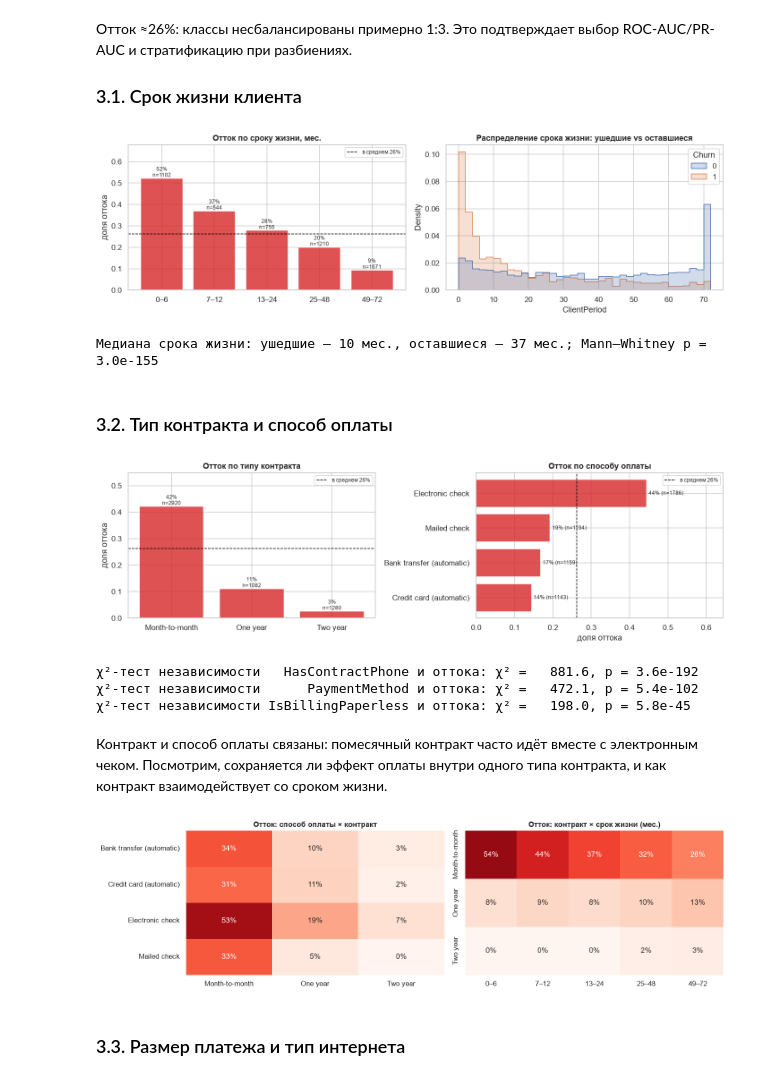
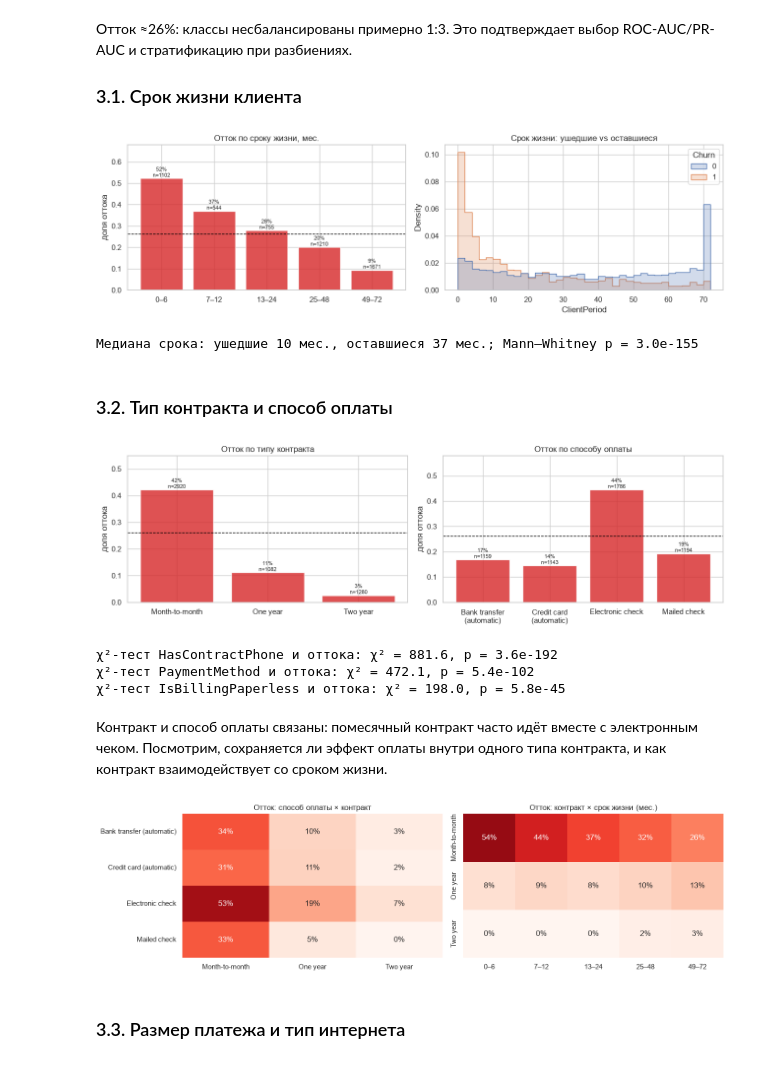
Before and after one commit to puggallin/telecom_churn_prediction, a Jupyter notebook: notebooks/churn_analysis.ipynb, the cells around one changed output. Drawn from its saved outputs; the diff is of its cells as text; code cells hidden in the pictures.

```diff
--- a/notebooks/churn_analysis.ipynb
+++ b/notebooks/churn_analysis.ipynb
@@ -171,16 +137,9 @@ data[data.duplicated(keep=False)].sort_values(NUM_COLS).head(6)[NUM_COLS + ["Has
 
 **Согласованность сумм.** Если тариф не менялся, `TotalSpent ≈ ClientPeriod × MonthlySpending`. Проверим отношение этих величин.
 # %%
-has_history = data["ClientPeriod"] > 0
-ratio = data.loc[has_history, "TotalSpent"] / (data.loc[has_history, "ClientPeriod"] * data.loc[has_history, "MonthlySpending"])
+old = data[data["ClientPeriod"] > 0]
+ratio = old["TotalSpent"] / (old["ClientPeriod"] * old["MonthlySpending"])
 
-print(ratio.describe(percentiles=[0.01, 0.05, 0.5, 0.95, 0.99]).round(3).to_string())
-print(f"\nДоля клиентов с отклонением в пределах ±10%: {ratio.between(0.9, 1.1).mean():.1%}")
-print(f"Доля с отклонением больше ±25%: {(~ratio.between(0.75, 1.25)).mean():.1%}")
-
-fig, ax = plt.subplots(figsize=(7, 3.2))
-ax.hist(ratio, bins=80, color="tab:blue")
-ax.axvline(1, color="black", lw=1, ls="--")
-ax.set(title="TotalSpent / (ClientPeriod × MonthlySpending)", xlabel="отношение", ylabel="клиентов")
-plt.show()
+print(f"Медиана отношения: {ratio.median():.2f}")
+print(f"Отклонение в пределах ±10%: {ratio.between(0.9, 1.1).mean():.1%}")
 # %% [output]
@@ -255,57 +186,55 @@ def plot_churn_rate(ax, table: pd.DataFrame, title: str, horizontal: bool = Fals
 
 ### 3.1. Срок жизни клиента
 # %%
-TENURE_BINS = [-1, 6, 12, 24, 48, 72]
-TENURE_LABELS = ["0–6", "7–12", "13–24", "25–48", "49–72"]
-data["tenure_group"] = pd.cut(data["ClientPeriod"], TENURE_BINS, labels=TENURE_LABELS)
+data["tenure_group"] = pd.cut(data["ClientPeriod"], [-1, 6, 12, 24, 48, 72],
+                              labels=["0–6", "7–12", "13–24", "25–48", "49–72"])
 
 fig, axes = plt.subplots(1, 2, figsize=(13, 4))
-plot_churn_rate(axes[0], churn_by(data, "tenure_group"), "Отток по сроку жизни, мес.")
+plot_churn(axes[0], data, "tenure_group", "Отток по сроку жизни, мес.")
 sns.histplot(data=data, x="ClientPeriod", hue=TARGET, bins=36, stat="density", common_norm=False,
              element="step", ax=axes[1])
-axes[1].set_title("Распределение срока жизни: ушедшие vs оставшиеся")
+axes[1].set_title("Срок жизни: ушедшие vs оставшиеся")
 plt.tight_layout()
 plt.show()
 
-u = stats.mannwhitneyu(data.loc[data[TARGET] == 1, "ClientPeriod"], data.loc[data[TARGET] == 0, "ClientPeriod"])
-print("Медиана срока жизни: ушедшие — {:.0f} мес., оставшиеся — {:.0f} мес.; Mann–Whitney p = {:.1e}".format(
-    data.loc[data[TARGET] == 1, "ClientPeriod"].median(), data.loc[data[TARGET] == 0, "ClientPeriod"].median(), u.pvalue))
+churned = data.loc[data[TARGET] == 1, "ClientPeriod"]
+stayed = data.loc[data[TARGET] == 0, "ClientPeriod"]
+p = stats.mannwhitneyu(churned, stayed).pvalue
+print(f"Медиана срока: ушедшие {churned.median():.0f} мес., оставшиеся {stayed.median():.0f} мес.; Mann–Whitney p = {p:.1e}")
 # %% [output]
-[figure, old version]
+[figure, new version]
-Медиана срока жизни: ушедшие — 10 мес., оставшиеся — 37 мес.; Mann–Whitney p = 3.0e-155
+Медиана срока: ушедшие 10 мес., оставшиеся 37 мес.; Mann–Whitney p = 3.0e-155
 # %% [markdown]
 ### 3.2. Тип контракта и способ оплаты
 # %%
 fig, axes = plt.subplots(1, 2, figsize=(13, 4))
-plot_churn_rate(axes[0], churn_by(data, "HasContractPhone"), "Отток по типу контракта")
-plot_churn_rate(axes[1], churn_by(data, "PaymentMethod").sort_values("churn_rate"), "Отток по способу оплаты", horizontal=True)
+plot_churn(axes[0], data, "HasContractPhone", "Отток по типу контракта")
+plot_churn(axes[1], data, "PaymentMethod", "Отток по способу оплаты")
 plt.tight_layout()
 plt.show()
 
 for col in ["HasContractPhone", "PaymentMethod", "IsBillingPaperless"]:
-    chi2, p, dof, _ = stats.chi2_contingency(pd.crosstab(data[col], data[TARGET]))
-    print(f"χ²-тест независимости {col:>18} и оттока: χ² = {chi2:7.1f}, p = {p:.1e}")
+    chi2, p, _, _ = stats.chi2_contingency(pd.crosstab(data[col], data[TARGET]))
+    print(f"χ²-тест {col} и оттока: χ² = {chi2:.1f}, p = {p:.1e}")
 # %% [output]
-[figure, old version]
+[figure, new version]
-χ²-тест независимости   HasContractPhone и оттока: χ² =   881.6, p = 3.6e-192
-χ²-тест независимости      PaymentMethod и оттока: χ² =   472.1, p = 5.4e-102
-χ²-тест независимости IsBillingPaperless и оттока: χ² =   198.0, p = 5.8e-45
+χ²-тест HasContractPhone и оттока: χ² = 881.6, p = 3.6e-192
+χ²-тест PaymentMethod и оттока: χ² = 472.1, p = 5.4e-102
+χ²-тест IsBillingPaperless и оттока: χ² = 198.0, p = 5.8e-45
 # %% [markdown]
 Контракт и способ оплаты связаны: помесячный контракт часто идёт вместе с электронным чеком. Посмотрим, сохраняется ли эффект оплаты внутри одного типа контракта, и как контракт взаимодействует со сроком жизни.
 # %%
 fig, axes = plt.subplots(1, 2, figsize=(14, 4))
-pivot_pay = data.pivot_table(index="PaymentMethod", columns="HasContractPhone", values=TARGET, aggfunc="mean")
-sns.heatmap(pivot_pay, annot=True, fmt=".0%", cmap="Reds", vmin=0, vmax=0.6, cbar=False, ax=axes[0])
-axes[0].set(title="Отток: способ оплаты × контракт", xlabel="", ylabel="")
-
-pivot_tenure = data.pivot_table(index="HasContractPhone", columns="tenure_group", values=TARGET, aggfunc="mean", observed=True)
-sns.heatmap(pivot_tenure, annot=True, fmt=".0%", cmap="Reds", vmin=0, vmax=0.6, cbar=False, ax=axes[1])
-axes[1].set(title="Отток: контракт × срок жизни (мес.)", xlabel="", ylabel="")
+for ax, rows, cols, title in [(axes[0], "PaymentMethod", "HasContractPhone", "способ оплаты × контракт"),
+                              (axes[1], "HasContractPhone", "tenure_group", "контракт × срок жизни (мес.)")]:
+    table = data.pivot_table(index=rows, columns=cols, values=TARGET, aggfunc="mean", observed=True)
+    sns.heatmap(table, annot=True, fmt=".0%", cmap="Reds", vmin=0, vmax=0.6, cbar=False, ax=ax)
+    ax.set(title=f"Отток: {title}", xlabel="", ylabel="")
 plt.tight_layout()
 plt.savefig(IMAGES_DIR / "eda_contract_tenure.png", bbox_inches="tight")
 plt.show()
 # %% [output]
-[figure, old version]
+[figure, new version]
 # %% [markdown]
 ### 3.3. Размер платежа и тип интернета
 # %%
```
Also changed, not shown: parts of 28 cells of this notebook, 4 other files.
